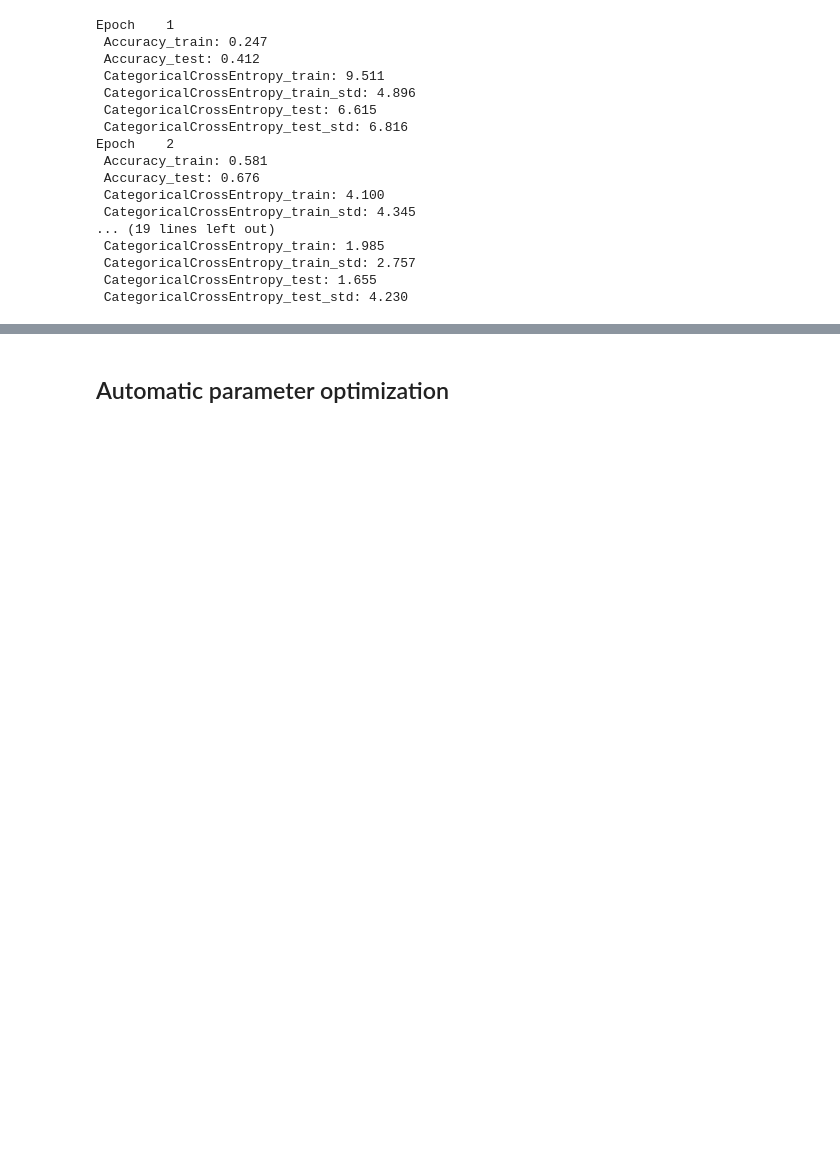
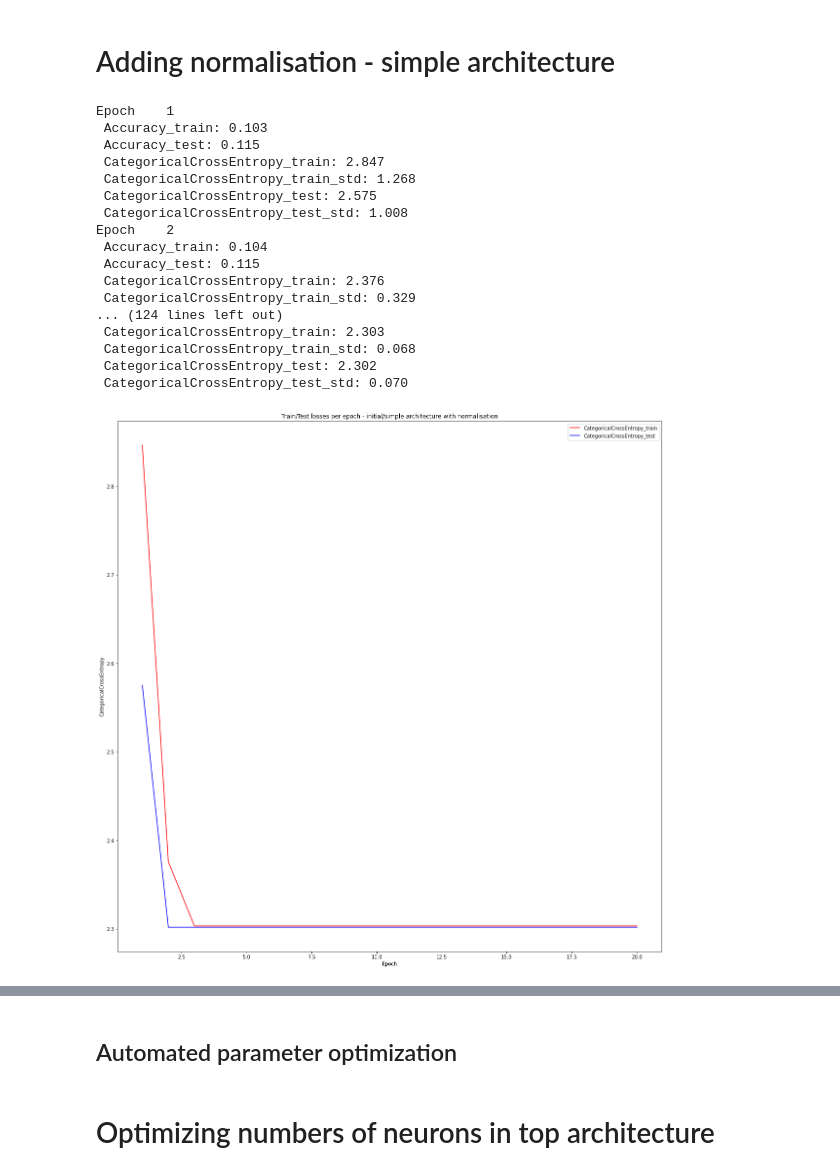
Before and after one commit to antoniszczepanik/toygrad, a Jupyter notebook: mnist.ipynb, the cells around one changed output, grey strips where cells are left out. Saved outputs shown, nothing was run; the diff lists cells and outputs as text; code cells hidden in the pictures; blank space fills up the shorter version.

```diff
--- a/mnist.ipynb
+++ b/mnist.ipynb
@@ -26,6 +26,11 @@ def read_mnist(path):
     Y = one_hot(data[:, 0].reshape(-1, 1))
     return X, Y
 
+def read_test(path):
+    X = np.genfromtxt(path, delimiter=',')[1:]
+    return X
+
+
 def plot_images(X):
     # Disregard elements which would not fit in square
     size = int(len(X)**(1/2))
@@ -33,9 +38,13 @@ def plot_images(X):
     plt.imshow(np.concatenate(x.reshape(size, size*28, 28), axis=1))
     plt.show()
 
+def transform(X):
+    # Mean and Std are calculated directly on whole X set
+    x = X/255
+    x = (x-0.13101)/0.3085
+    return x
+
 X, Y = read_mnist(TRAINING_DATASET)
-# Normalize the data
-X = (X-np.mean(X))/np.std(X)
 
 train_size = int(len(X)*0.8)
 
@@ -61,23 +98,42 @@ m = MLP(
+# %% [markdown]
+# Adding normalisation - simple architecture
 # %%
 %%time
+X = transform(X)
+layers = [
+    Layer(in_size=28*28, out_size=32, activ_function=Sigmoid),
+    Layer(in_size=32, out_size=10, activ_function=SoftMax),
+]
+m = MLP(
+    layers=layers,
+    loss=CategoricalCrossEntropy,
+    metrics=[Accuracy],
+    bias=True,
+    batch_size=8,
+    epochs=20,
+    momentum=0.,
+    learning_rate=0.3,
+    verbosity=2,
+)
 stats = m.train(X_train, Y_train, X_test, Y_test)
-plot_metric(m.loss, stats, title="Train/Test losses per epoch")
-plot_metric(Accuracy(), stats, title="Train/Test accuracy per epoch")
+plot_metric(m.loss, stats, title="Train/Test losses per epoch - initial/simple architecture with normalisation")
+plot_metric(Accuracy(), stats, title="Train/Test accuracy per epoch - initial/simple architecture with normalisation")
 # %% [output]
 Epoch    1
- Accuracy_train: 0.247
- Accuracy_test: 0.412
- CategoricalCrossEntropy_train: 9.511
- CategoricalCrossEntropy_train_std: 4.896
- CategoricalCrossEntropy_test: 6.615
- CategoricalCrossEntropy_test_std: 6.816
+ Accuracy_train: 0.103
+ Accuracy_test: 0.115
+ CategoricalCrossEntropy_train: 2.847
+ CategoricalCrossEntropy_train_std: 1.268
+ CategoricalCrossEntropy_test: 2.575
+ CategoricalCrossEntropy_test_std: 1.008
 Epoch    2
- Accuracy_train: 0.581
- Accuracy_test: 0.676
- CategoricalCrossEntropy_train: 4.100
- CategoricalCrossEntropy_train_std: 4.345
-... (19 lines left out)
- CategoricalCrossEntropy_train: 1.985
- CategoricalCrossEntropy_train_std: 2.757
- CategoricalCrossEntropy_test: 1.655
- CategoricalCrossEntropy_test_std: 4.230
+ Accuracy_train: 0.104
+ Accuracy_test: 0.115
+ CategoricalCrossEntropy_train: 2.376
+ CategoricalCrossEntropy_train_std: 0.329
+... (124 lines left out)
+ CategoricalCrossEntropy_train: 2.303
+ CategoricalCrossEntropy_train_std: 0.068
+ CategoricalCrossEntropy_test: 2.302
+ CategoricalCrossEntropy_test_std: 0.070
+[figure, added]
@@ -84,2 +143,2 @@ Epoch    2
 # %% [markdown]
-## Automatic parameter optimization
+## Automated parameter optimization
@@ -146,3 +204,5 @@ for activation in activations:
                 result_df = save_results_df(result)
                 display(result_df)
 result_df
+# %% [markdown]
+# Optimizing numbers of neurons in top architecture
```
Also changed, not shown: parts of 12 cells of this notebook, 1 other file.
